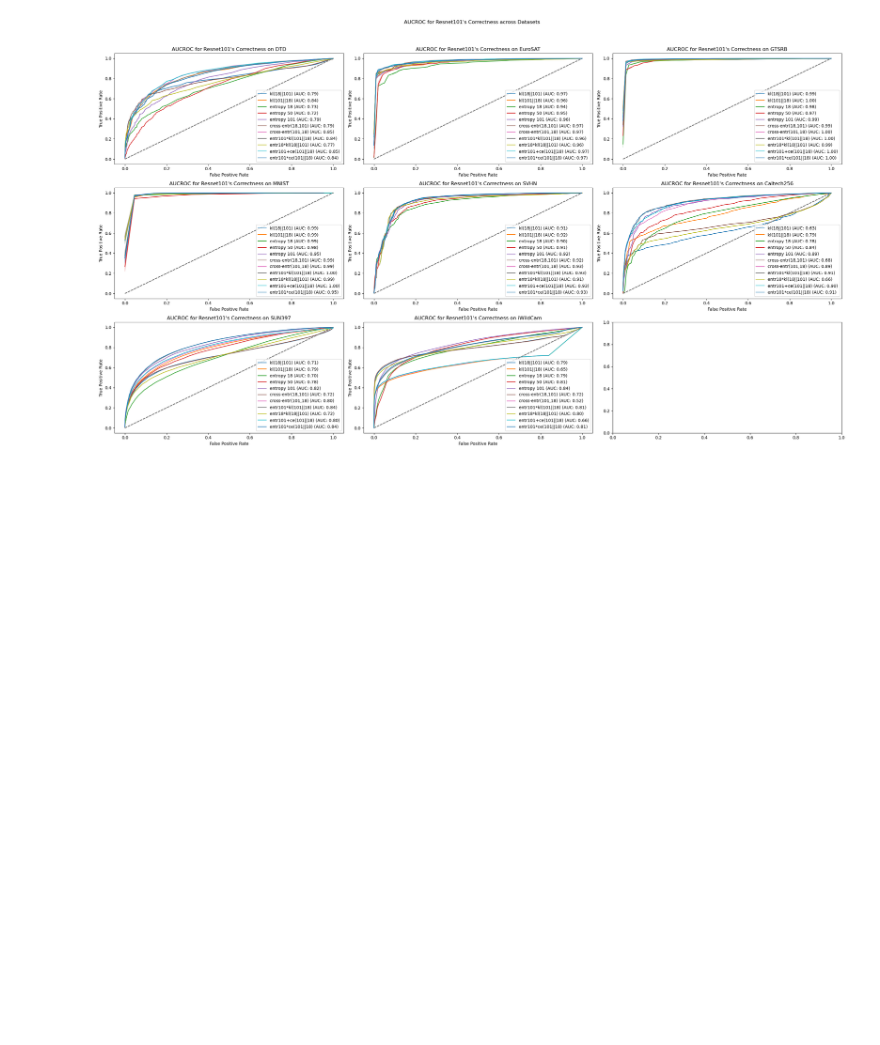
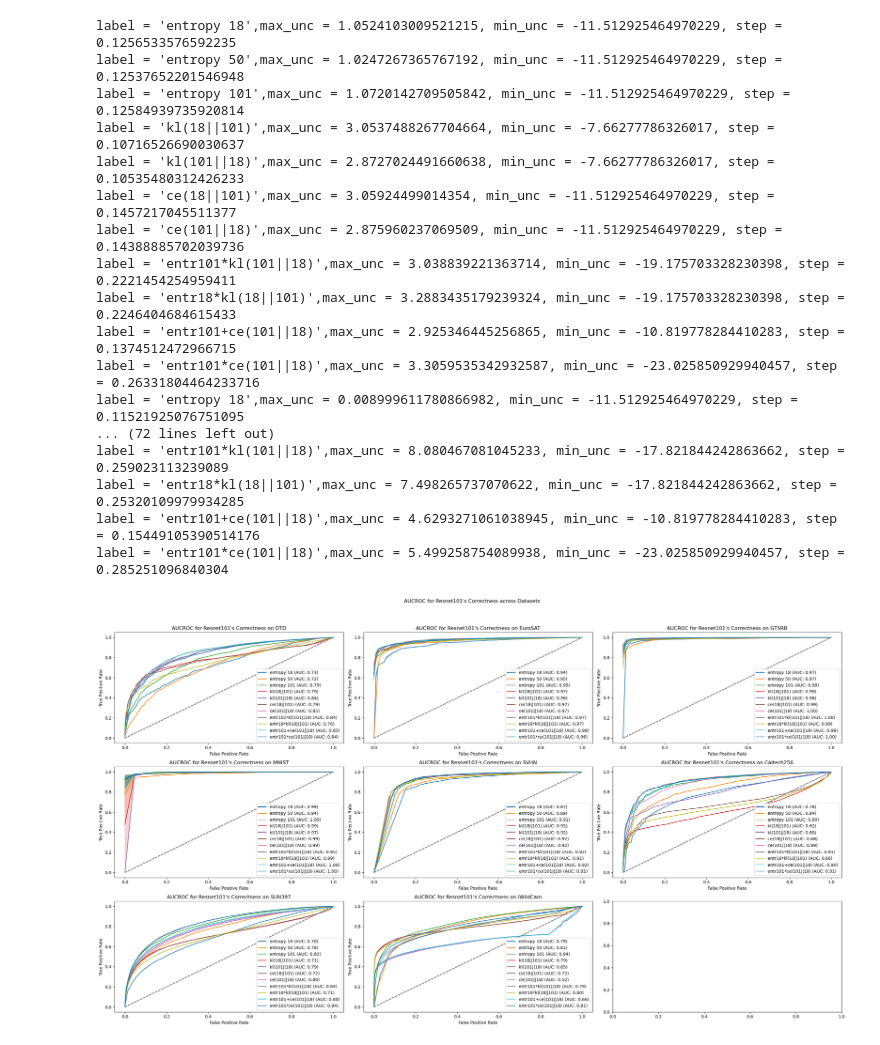
Before and after one commit to TimothyZG/wliura2024, a Jupyter notebook: Analysis/03-aucroc.ipynb, the cells around one changed output. Cells and saved outputs as stored; diff of their text form; code cells hidden in the pictures; blank space fills up the shorter version.

```diff
--- a/Analysis/03-aucroc.ipynb
+++ b/Analysis/03-aucroc.ipynb
@@ -27,9 +27,9 @@ def auroc(pred_vec, target_vec, unc_vec, label, ax):
     min_unc = unc_vec.min()
     tpr = np.array([])
     fpr = np.array([])
-    step = (max_unc - min_unc) / 200
-    # print(f"{max_unc = }, {min_unc = }, {step = }")
-    for ent_step in np.arange(min_unc, max_unc+step, step):
+    step = (max_unc - min_unc) / 100
+    print(f"{label = },{max_unc = }, {min_unc = }, {step = }")
+    for ent_step in np.arange(min_unc-step, max_unc+step, step):
         temp = predict_correctness(unc_vec, ent_step)
         tpr = np.append(tpr, calc_tpr(cor_pred, temp))
         fpr = np.append(fpr, calc_fpr(cor_pred, temp))
@@ -40,38 +40,55 @@ def auroc(pred_vec, target_vec, unc_vec, label, ax):
 fig, axes = plt.subplots(nrow, ncol, figsize=(25, 15))
 
 for i, ds in enumerate(datasets):
     pred = pd.read_csv(f"prediction_{ds}.csv", index_col="Unnamed: 0")
-    unc_pred = pd.read_csv(f"uncertainty_{ds}.csv", index_col="Unnamed: 0").clip(-100,100)
+    unc_pred = pd.read_csv(f"uncertainty_{ds}.csv", index_col="Unnamed: 0")
 
     metrics = [
         (np.log(unc_pred["ent_18"]), "entropy 18"),
         (np.log(unc_pred["ent_50"]), "entropy 50"),
+        (np.log(unc_pred["ent_101"]), "entropy 101"),
         (np.log(unc_pred["kl_18_101"]), "kl(18||101)"),
         (np.log(unc_pred["kl_101_18"]), "kl(101||18)"),
-        (np.log(unc_pred["ent_101"]), "entropy 101"),
-        (np.log(unc_pred["ce_18_101"]), "cross-entr(18,101)"),
-        (np.log(unc_pred["ce_101_18"]), "cross-entr(101,18)"),
+        (np.log(unc_pred["ce_18_101"]), "ce(18||101)"),
+        (np.log(unc_pred["ce_101_18"]), "ce(101||18)"),
         (np.log(unc_pred["ent_101"] * unc_pred["kl_101_18"]), "entr101*kl(101||18)"),
         (np.log(unc_pred["ent_18"] * unc_pred["kl_18_101"]), "entr18*kl(18||101)"),
         (np.log(unc_pred["ent_101"] + unc_pred["ce_101_18"]), "entr101+ce(101||18)"),
         (np.log(unc_pred["ent_101"] * unc_pred["ce_101_18"]), "entr101*ce(101||18)")
     ]
 
     ax = axes[i // ncol, i % ncol]
     for metric, label in metrics:
         ax.plot([0, 1], [0, 1], linestyle='--', color='gray')  # Diagonal line
         auroc(pred["pred101"], pred["target"], metric, label, ax)
         ax.set_xlabel("False Positive Rate")
         ax.set_ylabel("True Positive Rate")
         ax.set_title(f"AUCROC for Resnet101's Correctness on {ds}")
         ax.legend(loc="lower right")
 
 plt.suptitle("AUCROC for Resnet101's Correctness across Datasets")
 plt.tight_layout(rect=[0, 0.03, 1, 0.95])  # Adjust layout to make room for the main title
 plt.savefig(f"artifacts/{nbn}aucroc.png")
 plt.show()
 # %% [output]
+label = 'entropy 18',max_unc = 1.0524103009521215, min_unc = -11.512925464970229, step = 0.1256533576592235
+label = 'entropy 50',max_unc = 1.0247267365767192, min_unc = -11.512925464970229, step = 0.12537652201546948
+label = 'entropy 101',max_unc = 1.0720142709505842, min_unc = -11.512925464970229, step = 0.12584939735920814
+label = 'kl(18||101)',max_unc = 3.0537488267704664, min_unc = -7.66277786326017, step = 0.10716526690030637
+label = 'kl(101||18)',max_unc = 2.8727024491660638, min_unc = -7.66277786326017, step = 0.10535480312426233
+label = 'ce(18||101)',max_unc = 3.05924499014354, min_unc = -11.512925464970229, step = 0.1457217045511377
+label = 'ce(101||18)',max_unc = 2.875960237069509, min_unc = -11.512925464970229, step = 0.14388885702039736
+label = 'entr101*kl(101||18)',max_unc = 3.038839221363714, min_unc = -19.175703328230398, step = 0.2221454254959411
+label = 'entr18*kl(18||101)',max_unc = 3.2883435179239324, min_unc = -19.175703328230398, step = 0.2246404684615433
+label = 'entr101+ce(101||18)',max_unc = 2.925346445256865, min_unc = -10.819778284410283, step = 0.1374512472966715
+label = 'entr101*ce(101||18)',max_unc = 3.3059535342932587, min_unc = -23.025850929940457, step = 0.26331804464233716
+label = 'entropy 18',max_unc = 0.008999611780866982, min_unc = -11.512925464970229, step = 0.11521925076751095
+... (72 lines left out)
+label = 'entr101*kl(101||18)',max_unc = 8.080467081045233, min_unc = -17.821844242863662, step = 0.259023113239089
+label = 'entr18*kl(18||101)',max_unc = 7.498265737070622, min_unc = -17.821844242863662, step = 0.25320109979934285
+label = 'entr101+ce(101||18)',max_unc = 4.6293271061038945, min_unc = -10.819778284410283, step = 0.15449105390514176
+label = 'entr101*ce(101||18)',max_unc = 5.499258754089938, min_unc = -23.025850929940457, step = 0.285251096840304
-[figure, old version]
+[figure, new version]
 # %%
 fig, axes = plt.subplots(nrow, ncol, figsize=(25, 15))
 
```
Also changed, not shown: parts of 1 cell of this notebook, 15 other files.
